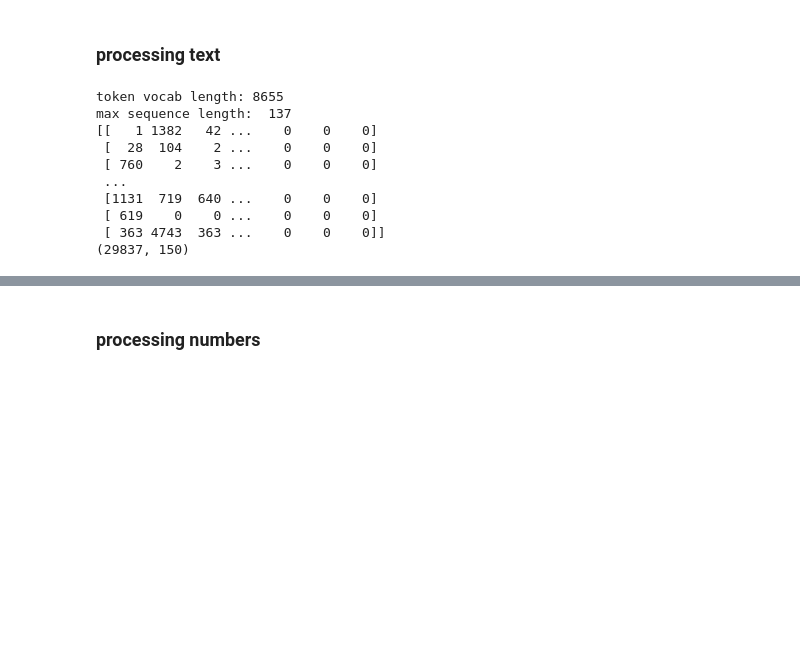
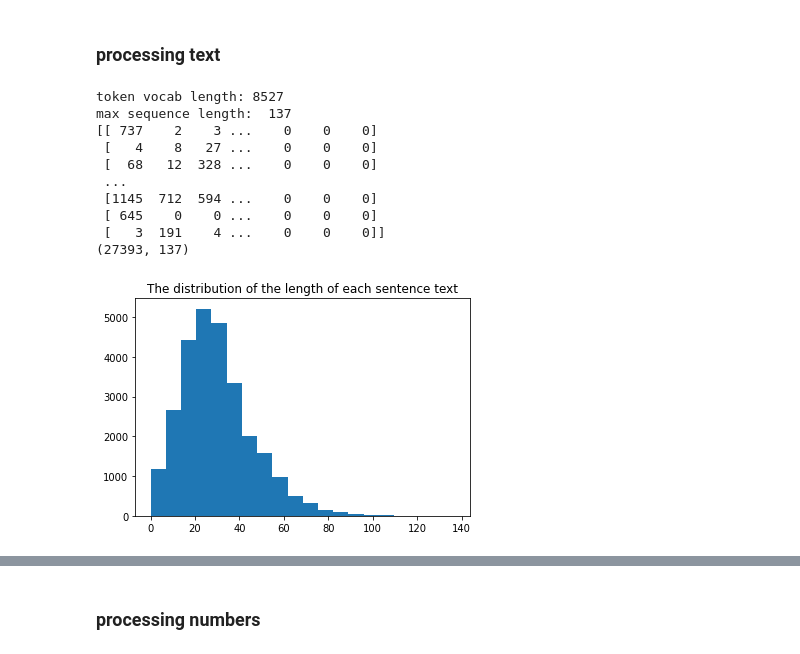
Before and after one commit to Liya-2/Project_MathQA, a Jupyter notebook: TextRegression.ipynb, the cells around one changed output, grey strips where cells are left out. Drawn from its saved outputs; the diff is of its cells as text; code cells hidden in the pictures; blank space fills up the shorter version.

```diff
--- a/TextRegression.ipynb
+++ b/TextRegression.ipynb
@@ -211,18 +247,35 @@ the max tokens in the texts:  745
 answers = list()
 
 for i in range(len(train_df)):
-    options = train_df.iloc[i]['options']
+    options = train_df.iloc[i]['options']+" ,"
     tab = train_df.iloc[i]['correct']
-    index_s = options.find(tab)+4
+    index_s = options.find(tab+" ) ")+4
     index_len = options[index_s:].find(',')
     ans = options[index_s:index_s+index_len]
     answers.append(ans)
 
 answers = pd.Series(answers)
-print(answers.head(10))
+print(answers.head(50))
 
+answers = answers.apply(replace_power)
 answers = answers.apply(replace_fraction)
 answers = answers.apply(replace_percentage)
+answers = answers.apply(replace_ratio)
 
-print(answers.head(10))
+def separate_ans_numbers(sen):
+#     pattarn = re.compile(r'[0-9]+\.?[0-9]*')
+#     numbers = pattarn.findall(sen)
+    numbers = re.search(r'[0-9]+\.?[0-9]*', sen)
+    if numbers:
+        numbers = numbers.group()
+    #     print(sen)
+    #     print(numbers)
+        return float(numbers)
+    else:
+        return 999999999999999
+
+# print(answers.head(50))
+answers = answers.apply(separate_ans_numbers)
+
+print(answers.head(50))
 # %% [output]
@@ -252,7 +305,7 @@ from tensorflow.keras.preprocessing import sequence
 
 max_features = 5000
 embedding_dim = 128
-sequence_length = 150
+sequence_length = 137
 
 # build a word vocab that contains top 5000 most frequent words
 tok = Tokenizer(num_words=max_features)
@@ -261,11 +314,13 @@ tok.fit_on_texts(text)
 print("token vocab length:", len(tok.word_index))
 # print(tok.word_index)
 
+# get the length and max length of text sequence in each sentence
 x_train_seq = tok.texts_to_sequences(text)
+seq_length = list()
 max_seq = 0
 for i in x_train_seq:
-    if len(i) > max_seq:
-        max_seq = len(i)
+    seq_length.append(len(i))
+max_seq = max(seq_length)
 print("max sequence length: ", max_seq)
 
 x_train = sequence.pad_sequences(x_train_seq, maxlen=sequence_length, padding='post')
@@ -275,13 +330,23 @@ print(x_train.shape)
 
 # print(tok.texts_to_sequences(train_df.Problem))
 # %% [output]
-token vocab length: 8655
+token vocab length: 8527
 max sequence length:  137
-[[   1 1382   42 ...    0    0    0]
- [  28  104    2 ...    0    0    0]
- [ 760    2    3 ...    0    0    0]
+[[ 737    2    3 ...    0    0    0]
+ [   4    8   27 ...    0    0    0]
+ [  68   12  328 ...    0    0    0]
  ...
- [1131  719  640 ...    0    0    0]
- [ 619    0    0 ...    0    0    0]
- [ 363 4743  363 ...    0    0    0]]
-(29837, 150)
+ [1145  712  594 ...    0    0    0]
+ [ 645    0    0 ...    0    0    0]
+ [   3  191    4 ...    0    0    0]]
+(27393, 137)
+# %%
+# get the distribution of the length of sequence in each sentence text
+import matplotlib.pyplot as plt
+
+plt.title("The distribution of the length of each sentence text")
+plt.hist(seq_length, bins=20)
+plt.xticks(np.arange(0, 150, 20))
+plt.show()
+# %% [output]
+[figure, added]
```
Also changed, not shown: parts of 29 cells of this notebook.
